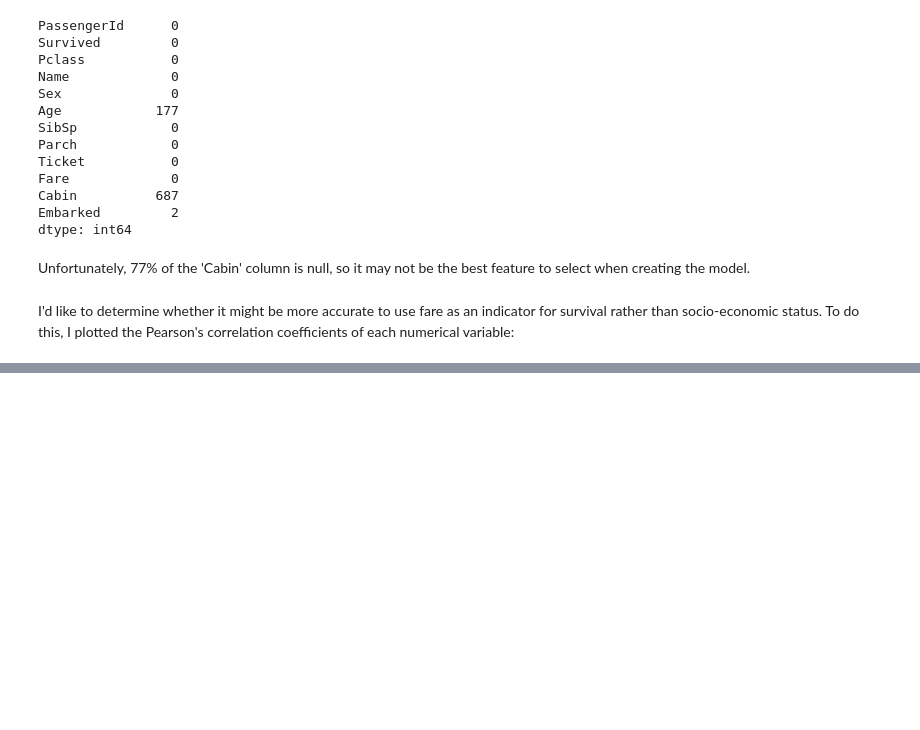
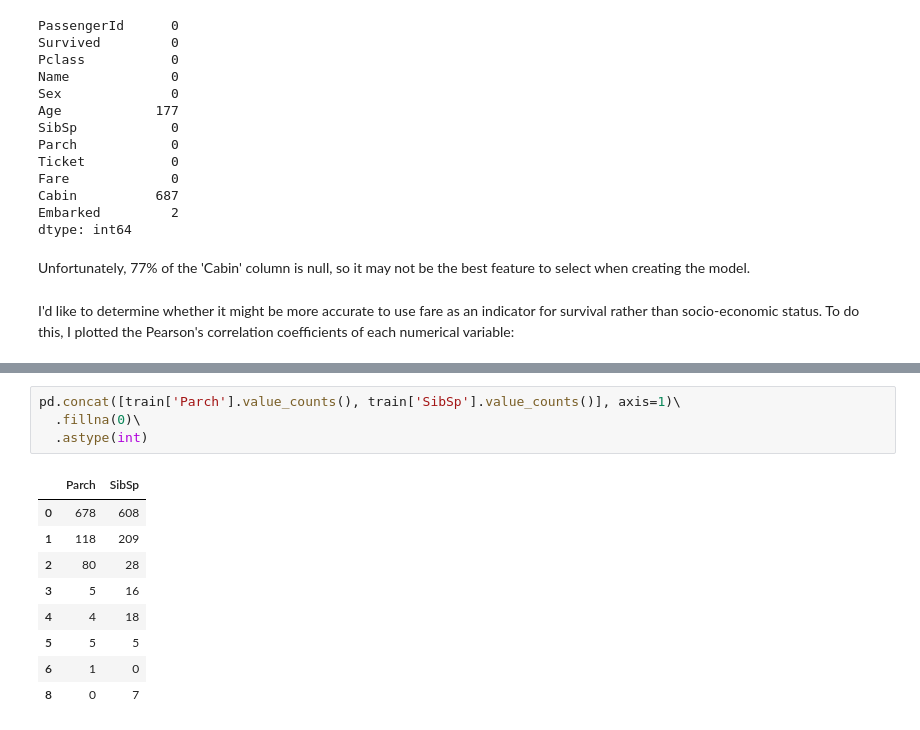
Before and after one commit to djm160830/kaggle-notebooks, a Jupyter notebook: titanic-submission.ipynb, the cells around one changed output, grey strips where cells are left out. Saved outputs shown, nothing was run; the diff lists cells and outputs as text; blank space fills up the shorter version.

```diff
--- a/titanic-submission.ipynb
+++ b/titanic-submission.ipynb
@@ -182,0 +178,14 @@ According to the heatmap above, the Pclass and Fare columns seemed to have a hig
+# %%
+pd.concat([train['Parch'].value_counts(), train['SibSp'].value_counts()], axis=1)\
+  .fillna(0)\
+  .astype(int)
+# %% [output]
+|  | Parch | SibSp |
+| 0 | 678 | 608 |
+| 1 | 118 | 209 |
+| 2 | 80 | 28 |
+| 3 | 5 | 16 |
+| 4 | 4 | 18 |
+| 5 | 5 | 5 |
+| 6 | 1 | 0 |
+| 8 | 0 | 7 |
```
Also changed, not shown: parts of 7 cells of this notebook.
